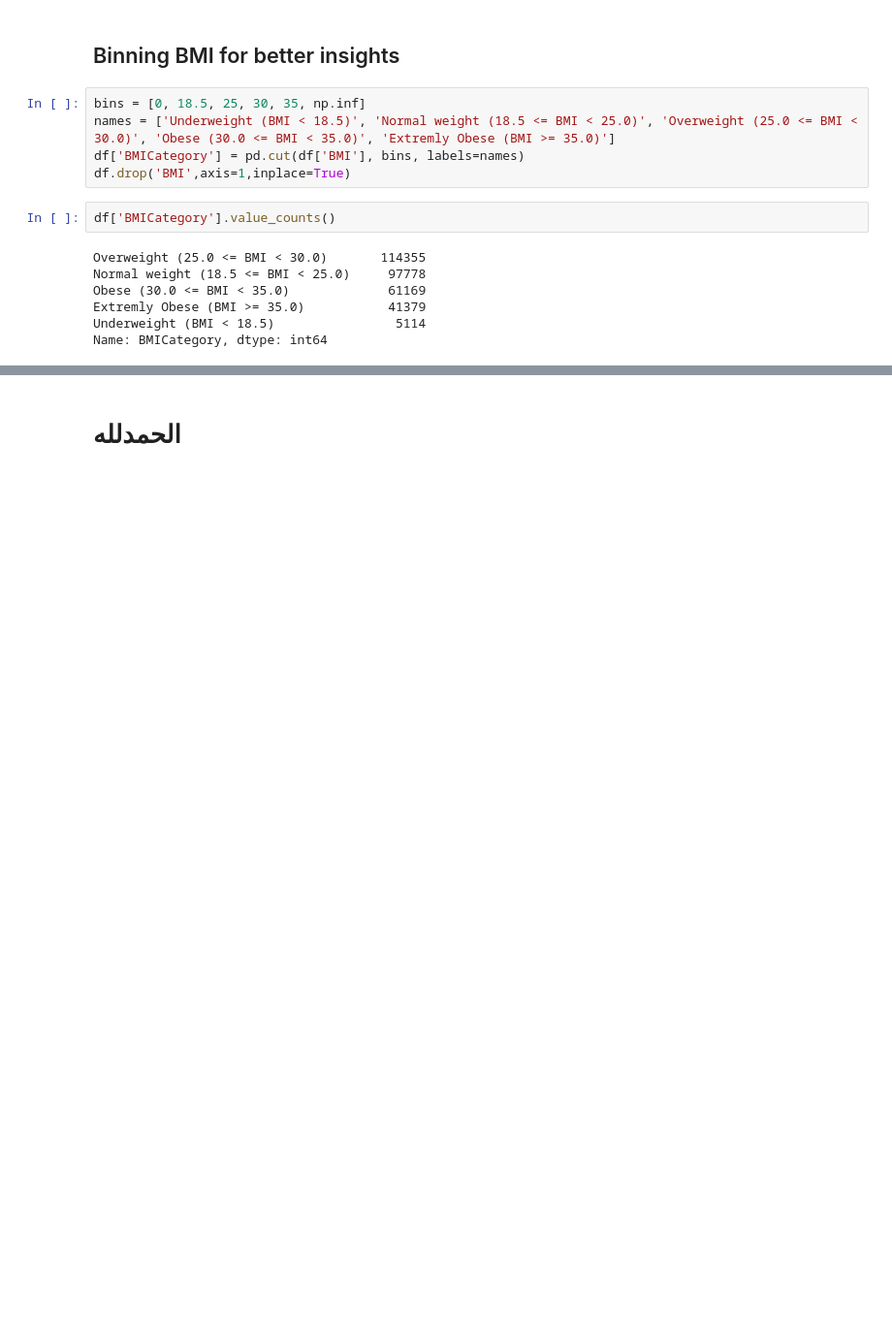
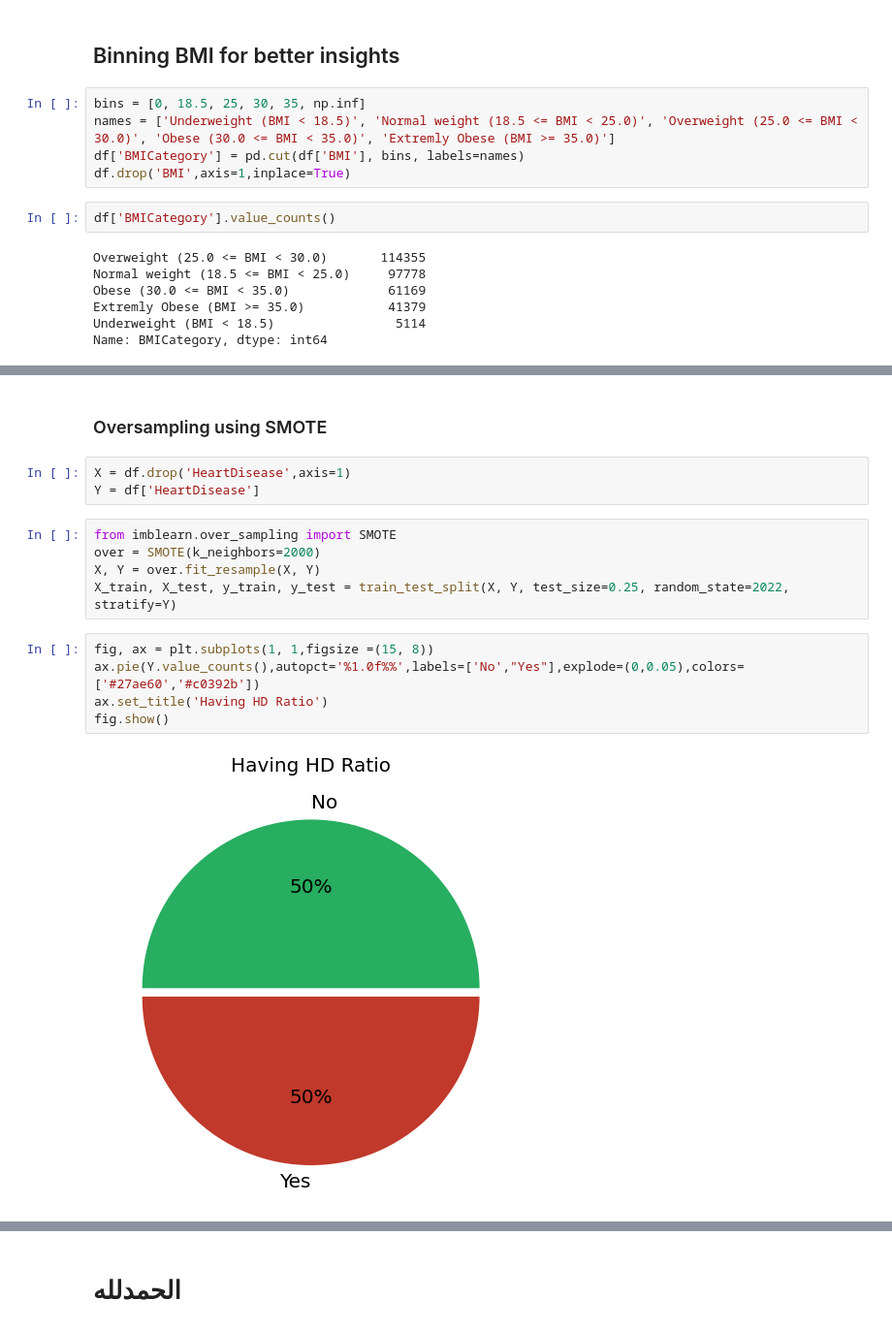
Before and after one commit to PrinceEGY/Heart-Disease-Prediction, a Jupyter notebook: Preprocessing/Heart Diseaes Preprocessing & Modelling.ipynb, the cells around one changed output, grey strips where cells are left out. Shown: that part at 97% size. Cells and saved outputs as stored; diff of their text form; blank space fills up the shorter version.

Commit message:
updating modelling graphs

```diff
--- a/Preprocessing/Heart Diseaes Preprocessing & Modelling.ipynb
+++ b/Preprocessing/Heart Diseaes Preprocessing & Modelling.ipynb
@@ -218,0 +157,17 @@ fig.show()
+# %% [markdown]
+### Oversampling using SMOTE
+# %%
+X = df.drop('HeartDisease',axis=1)
+Y = df['HeartDisease']
+# %%
+from imblearn.over_sampling import SMOTE
+over = SMOTE(k_neighbors=2000)
+X, Y = over.fit_resample(X, Y)
+X_train, X_test, y_train, y_test = train_test_split(X, Y, test_size=0.25, random_state=2022, stratify=Y)
+# %%
+fig, ax = plt.subplots(1, 1,figsize =(15, 8))
+ax.pie(Y.value_counts(),autopct='%1.0f%%',labels=['No',"Yes"],explode=(0,0.05),colors=['#27ae60','#c0392b'])
+ax.set_title('Having HD Ratio')
+fig.show()
+# %% [output]
+[figure, added]
```
Also changed, not shown: parts of 30 cells of this notebook, 1 other file.
